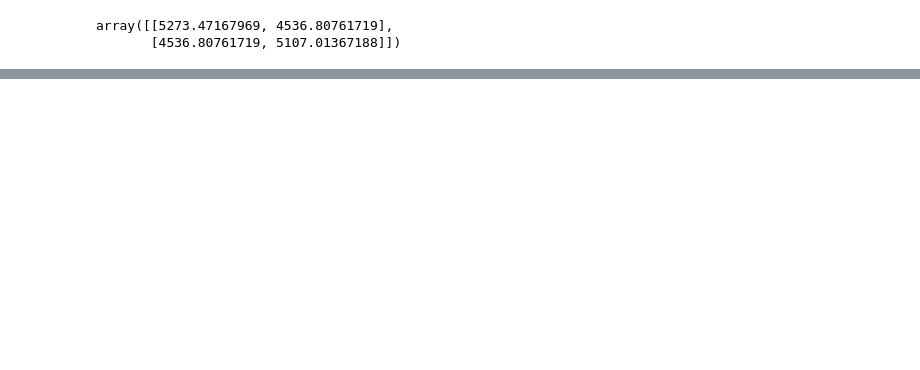
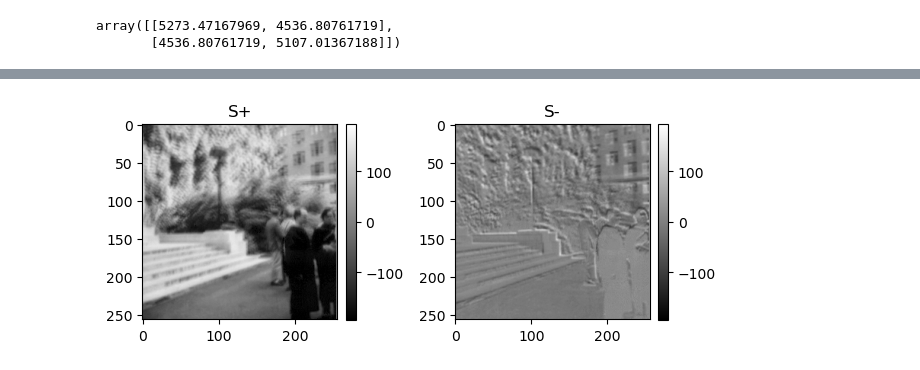
Before and after one commit to kerseviciute/how-does-vision-work, a Jupyter notebook: homework-2.ipynb, the cells around one changed output, grey strips where cells are left out. Cells and saved outputs as stored; diff of their text form; code cells hidden in the pictures; blank space fills up the shorter version.

```diff
--- a/homework-2.ipynb
+++ b/homework-2.ipynb
@@ -305,0 +360,13 @@ array([[5273.47167969, 4536.80761719],
+# %%
+theta = math.radians(45)
+k_o = np.array([[np.cos(theta), np.sin(theta)], [-np.sin(theta), np.cos(theta)]])
+s_matrix = np.array([shifted_left.flatten(), shifted_right.flatten()])
+
+s_decorrelated = np.matmul(k_o, s_matrix)
+
+s_plus = np.reshape(s_decorrelated[0, :], newshape = shifted_left.shape)
+s_minus = np.reshape(s_decorrelated[1, :], newshape = shifted_right.shape)
+# %%
+plot_left_and_right(s_plus, s_minus, apply_lim = True, title_left = "S+", title_right = "S-")
+# %% [output]
+[figure, added]
```
Also changed, not shown: parts of 19 cells of this notebook.
